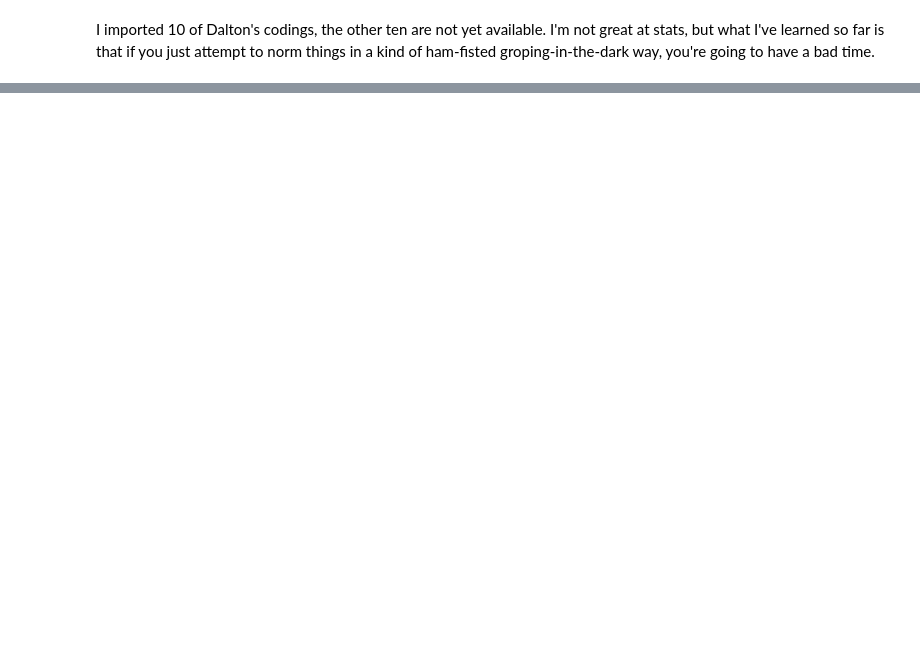
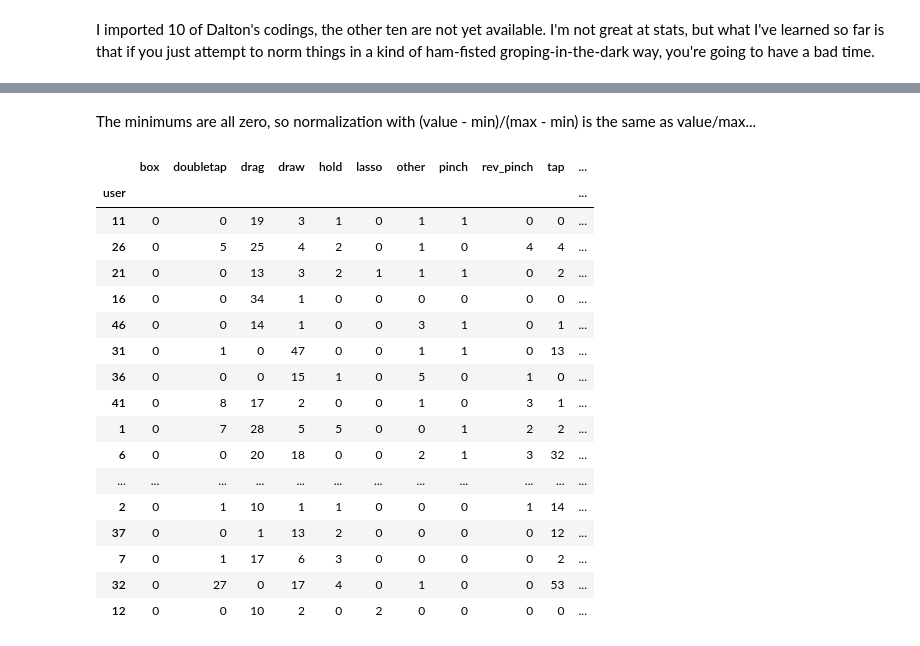
Before and after one commit to ab3nd/TinyRobo, a Jupyter notebook: data/data_analysis.ipynb, the cells around one changed output, grey strips where cells are left out. Saved outputs shown, nothing was run; the diff lists cells and outputs as text; code cells hidden in the pictures; blank space fills up the shorter version.

Commit message:
data to paper, loading per-task data

```diff
--- a/data/data_analysis.ipynb
+++ b/data/data_analysis.ipynb
@@ -745,2 +773,19 @@ table
 # %% [markdown]
 I imported 10 of Dalton's codings, the other ten are not yet available. I'm not great at stats, but what I've learned so far is that if you just attempt to norm things in a kind of ham-fisted groping-in-the-dark way, you're going to have a bad time.
+# %%
+data = []
+for condition in adh.conditionMap.keys():
+    counts = adh.applyCondition(get_gesture_counts, condition)
+    #Convert to a list of dicts with user as a parameter of the dictionary
+    #First put the user ID and the condition in the data
+    for entry in counts:
+        counts[entry]["user"] = entry
+        counts[entry]["condition"] = condition
+        #Tag as a multi-robot or more-or-less single robot condition
+        #if condition == "one" or condition == "unknown":
+        #    counts[entry]["multi"] = False
+        #else:
+        #    counts[entry]["multi"] = True
+    data.extend(counts.values())
+raw_data = pandas.DataFrame(data)
+raw_data.set_index("user")
@@ -746,0 +853,4 @@ I imported 10 of Dalton's codings, the other ten are not yet available. I'm not
+# %% [markdown]
+The minimums are all zero, so normalization with (value - min)/(max - min) is the same as value/max...
+# %%
+no_str = raw_data.drop(["condition"], axis = 1)
@@ -746,0 +861,21 @@ I imported 10 of Dalton's codings, the other ten are not yet available. I'm not
+# %%
+no_str.set_index("user")
+# %% [output]
+|  | box | doubletap | drag | draw | hold | lasso | other | pinch | rev_pinch | tap | ... |
+| user |  |  |  |  |  |  |  |  |  |  | ... |
+| 11 | 0 | 0 | 19 | 3 | 1 | 0 | 1 | 1 | 0 | 0 | ... |
+| 26 | 0 | 5 | 25 | 4 | 2 | 0 | 1 | 0 | 4 | 4 | ... |
+| 21 | 0 | 0 | 13 | 3 | 2 | 1 | 1 | 1 | 0 | 2 | ... |
+| 16 | 0 | 0 | 34 | 1 | 0 | 0 | 0 | 0 | 0 | 0 | ... |
+| 46 | 0 | 0 | 14 | 1 | 0 | 0 | 3 | 1 | 0 | 1 | ... |
+| 31 | 0 | 1 | 0 | 47 | 0 | 0 | 1 | 1 | 0 | 13 | ... |
+| 36 | 0 | 0 | 0 | 15 | 1 | 0 | 5 | 0 | 1 | 0 | ... |
+| 41 | 0 | 8 | 17 | 2 | 0 | 0 | 1 | 0 | 3 | 1 | ... |
+| 1 | 0 | 7 | 28 | 5 | 5 | 0 | 0 | 1 | 2 | 2 | ... |
+| 6 | 0 | 0 | 20 | 18 | 0 | 0 | 2 | 1 | 3 | 32 | ... |
+| ... | ... | ... | ... | ... | ... | ... | ... | ... | ... | ... | ... |
+| 2 | 0 | 1 | 10 | 1 | 1 | 0 | 0 | 0 | 1 | 14 | ... |
+| 37 | 0 | 0 | 1 | 13 | 2 | 0 | 0 | 0 | 0 | 12 | ... |
+| 7 | 0 | 1 | 17 | 6 | 3 | 0 | 0 | 0 | 0 | 2 | ... |
+| 32 | 0 | 27 | 0 | 17 | 4 | 0 | 1 | 0 | 0 | 53 | ... |
+| 12 | 0 | 0 | 10 | 2 | 0 | 2 | 0 | 0 | 0 | 0 | ... |
```
Also changed, not shown: parts of 69 cells of this notebook, 2 other files.
